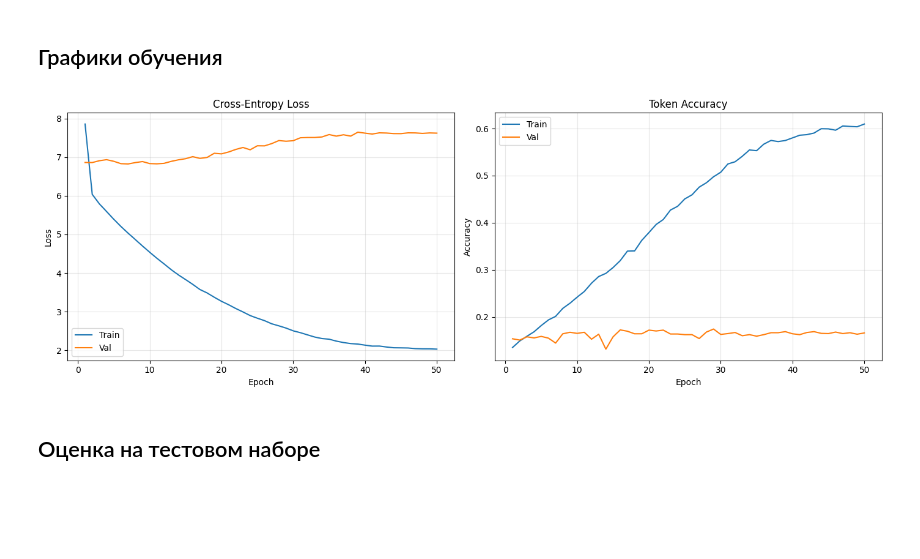
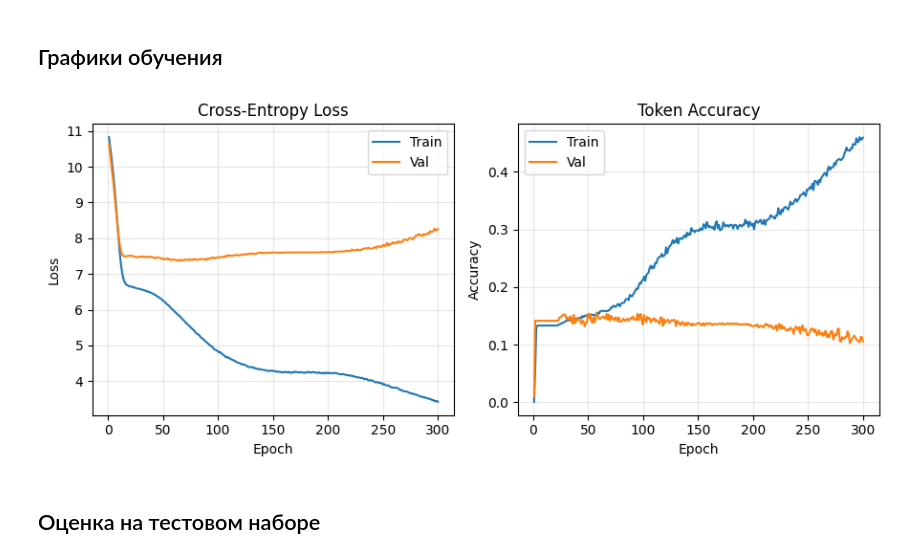
Before and after one commit to Cinnamonetea/Visual-Speech-Recognition, a Jupyter notebook: python/train.ipynb, the cells around one changed output. Cells and saved outputs as stored; diff of their text form; code cells hidden in the pictures; blank space fills up the shorter version.

```diff
--- a/python/train.ipynb
+++ b/python/train.ipynb
@@ -206,17 +213,25 @@ tgt_padding_mask: torch.Size([4, 12])
 # %% [markdown]
 ## Модель, оптимизатор, функция потерь
 # %%
-model = LipReadingTransformer(
-    vocab_size=VOCAB_SIZE,
-    d_model=D_MODEL,
-    nhead=NHEAD,
-    num_layers=NUM_LAYERS,
-    dropout=DROPOUT,
-).to(DEVICE)
+model = LipReadingTransformer(MODEL_CONFIG).to(DEVICE)
 
 optimizer = torch.optim.AdamW(model.parameters(), lr=LEARNING_RATE, weight_decay=WEIGHT_DECAY)
-scheduler = torch.optim.lr_scheduler.CosineAnnealingLR(optimizer, T_max=NUM_EPOCHS, eta_min=1e-6)
-criterion = nn.CrossEntropyLoss(ignore_index=PAD_TOKEN_ID)
+
+# 1. Планировщик для разминки: растем с 0.1 * LR до LR за 5 эпох
+warmup_scheduler = LinearLR(optimizer, start_factor=0.05, total_iters=WARMUP_EPOCHS)
+
+# 2. Основной планировщик (уменьшаем T_max на количество эпох разминки)
+main_scheduler = CosineAnnealingLR(optimizer, T_max=(NUM_EPOCHS - WARMUP_EPOCHS)//2, eta_min=1e-6)
+
+# 3. Объединяем их
+scheduler = SequentialLR(
+    optimizer,
+    schedulers=[warmup_scheduler, main_scheduler],
+    milestones=[WARMUP_EPOCHS]
+)
+
+# scheduler = torch.optim.lr_scheduler.CosineAnnealingLR(optimizer, T_max=NUM_EPOCHS//2, eta_min=1e-6)
+criterion = nn.CrossEntropyLoss(ignore_index=PAD_TOKEN_ID, label_smoothing=0.1)
 
 total_params = sum(p.numel() for p in model.parameters())
 trainable_params = sum(p.numel() for p in model.parameters() if p.requires_grad)
@@ -317,12 +332,12 @@ for epoch in tqdm(range(1, NUM_EPOCHS + 1), desc="Эпохи"):
     else:
         marker = ""
 
-    if epoch % 5 == 0 or epoch == 1:
+    if epoch % 1 == 0 or epoch == 1:
         lr = optimizer.param_groups[0]["lr"]
         print(
             f"Epoch {epoch:3d} | "
             f"train_loss={train_loss:.4f}  train_acc={train_acc:.3f} | "
-            f"val_loss={val_loss:.4f}  val_acc={val_acc:.3f} | "
+            f"val_loss={val_loss:.4f}  val_acc={val_acc:.6f} | "
             f"lr={lr:.2e}{marker}"
         )
 
@@ -347,32 +383,32 @@ Epoch  50 | train_loss=2.0267  train_acc=0.609 | val_loss=7.6258  val_acc=0.166
 # %% [markdown]
 ## Графики обучения
 # %%
-fig, axes = plt.subplots(1, 2, figsize=(14, 5))
+fig, axes = plt.subplots(1, 2, figsize=(9, 4))
 epochs_range = range(1, len(history["train_loss"]) + 1)
 
 # Loss
 axes[0].plot(epochs_range, history["train_loss"], label="Train")
 axes[0].plot(epochs_range, history["val_loss"],   label="Val")
 axes[0].set_xlabel("Epoch")
 axes[0].set_ylabel("Loss")
 axes[0].set_title("Cross-Entropy Loss")
 axes[0].legend()
 axes[0].grid(True, alpha=0.3)
 
 # Accuracy
 axes[1].plot(epochs_range, history["train_acc"], label="Train")
 axes[1].plot(epochs_range, history["val_acc"],   label="Val")
 axes[1].set_xlabel("Epoch")
 axes[1].set_ylabel("Accuracy")
 axes[1].set_title("Token Accuracy")
 axes[1].legend()
 axes[1].grid(True, alpha=0.3)
 
 plt.tight_layout()
-plt.savefig("training_curves.png", dpi=150)
-plt.show()
+plt.savefig(f"training_curves_D{MODEL_CONFIG['d_model']}_v4.png", dpi=150)
+# plt.show()
 # %% [output]
-[figure, old version]
+[figure, new version]
 # %% [markdown]
 ## Оценка на тестовом наборе
 # %%
```
Also changed, not shown: parts of 7 cells of this notebook, 18 other files.
